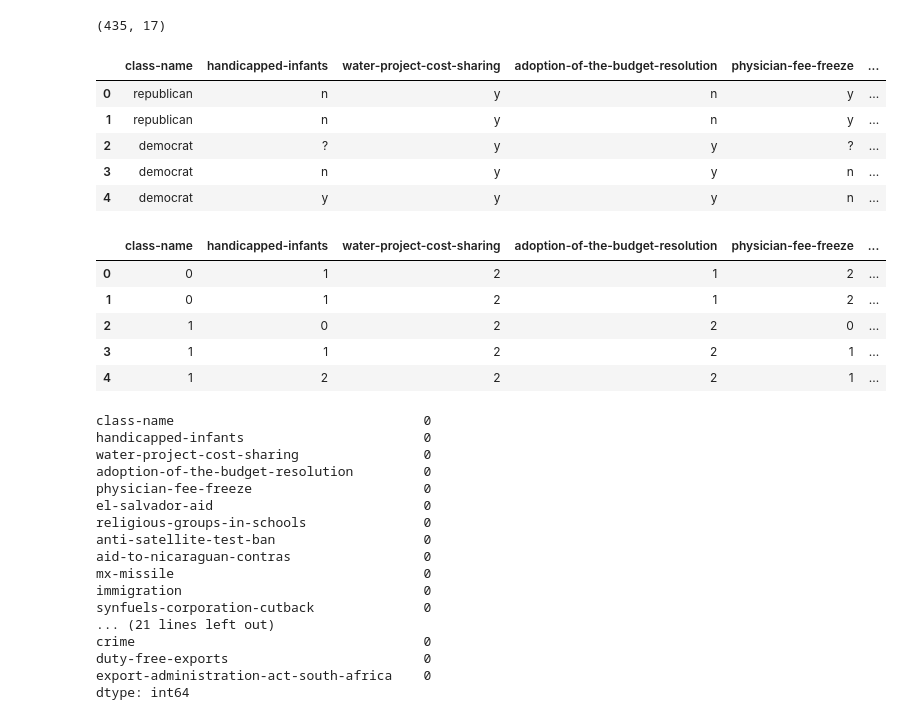
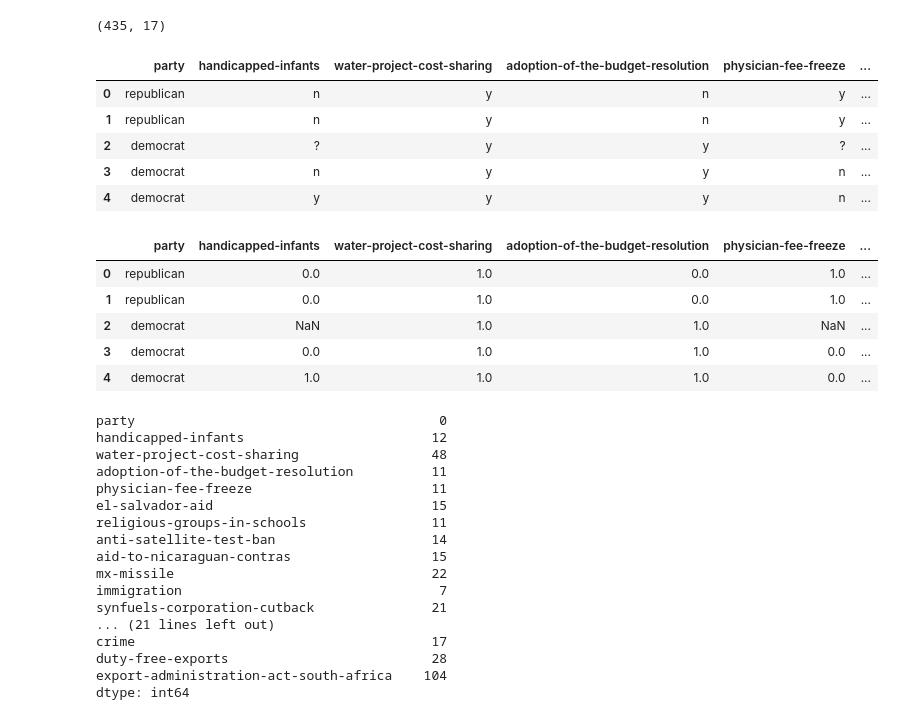
Before and after one commit to sapinspys/DS-Unit-1-Sprint-3-Statistical-Tests-and-Experiments, a Jupyter notebook: LS_DS_131_Statistics_Probability_Assignment.ipynb, the cells around one changed output. Cells and saved outputs as stored; diff of their text form; code cells hidden in the pictures.

```diff
--- a/LS_DS_131_Statistics_Probability_Assignment.ipynb
+++ b/LS_DS_131_Statistics_Probability_Assignment.ipynb
@@ -29,7 +33,7 @@ import pandas as pd
 # %%
 # Creating a header... how could we use the .names file? Google didn't help
 
-columns = ["class-name",
+columns = ["party",
            "handicapped-infants",
            "water-project-cost-sharing",
            "adoption-of-the-budget-resolution",
@@ -52,7 +56,7 @@ print(df.shape)
 df.head()
 # %% [output]
 (435, 17)
-|  | class-name | handicapped-infants | water-project-cost-sharing | adoption-of-the-budget-resolution | physician-fee-freeze | ... |
+|  | party | handicapped-infants | water-project-cost-sharing | adoption-of-the-budget-resolution | physician-fee-freeze | ... |
 | 0 | republican | n | y | n | y | ... |
 | 1 | republican | n | y | n | y | ... |
 | 2 | democrat | ? | y | y | ? | ... |
@@ -61,47 +65,47 @@ df.head()
 # %%
 # 4. Relevant Information:
 #       This data set includes votes for each of the U.S. House of
 #       Representatives Congressmen on the 16 key votes identified by the
 #       CQA.  The CQA lists nine different types of votes: voted for, paired
 #       for, and announced for (these three simplified to yea), voted
 #       against, paired against, and announced against (these three
 #       simplified to nay), voted present, voted present to avoid conflict
 #       of interest, and did not vote or otherwise make a position known
 #       (these three simplified to an unknown disposition).
 
 # Maybe we can transform the ? to equal 0 instead to signify "unknown"
 # Let's also convert into republican/dem to 0/1
 # and n/y to 1/2
 
-df.replace(to_replace=['republican', 'democrat', '?', 'n', 'y'], value=[0, 1, 0, 1, 2], inplace=True)
+df.replace({'?':np.NaN, 'n':0, 'y':1}, inplace=True)
 df.head()
 # %% [output]
-|  | class-name | handicapped-infants | water-project-cost-sharing | adoption-of-the-budget-resolution | physician-fee-freeze | ... |
-| 0 | 0 | 1 | 2 | 1 | 2 | ... |
-| 1 | 0 | 1 | 2 | 1 | 2 | ... |
-| 2 | 1 | 0 | 2 | 2 | 0 | ... |
-| 3 | 1 | 1 | 2 | 2 | 1 | ... |
-| 4 | 1 | 2 | 2 | 2 | 1 | ... |
+|  | party | handicapped-infants | water-project-cost-sharing | adoption-of-the-budget-resolution | physician-fee-freeze | ... |
+| 0 | republican | 0.0 | 1.0 | 0.0 | 1.0 | ... |
+| 1 | republican | 0.0 | 1.0 | 0.0 | 1.0 | ... |
+| 2 | democrat | NaN | 1.0 | 1.0 | NaN | ... |
+| 3 | democrat | 0.0 | 1.0 | 1.0 | 0.0 | ... |
+| 4 | democrat | 1.0 | 1.0 | 1.0 | 0.0 | ... |
 # %%
 # Check for any null, NaN, or other values
 
 print(df.isnull().sum(), "\n")
 print(df.isna().sum())
 # %% [output]
-class-name                                0
-handicapped-infants                       0
-water-project-cost-sharing                0
-adoption-of-the-budget-resolution         0
-physician-fee-freeze                      0
-el-salvador-aid                           0
-religious-groups-in-schools               0
-anti-satellite-test-ban                   0
-aid-to-nicaraguan-contras                 0
-mx-missile                                0
-immigration                               0
-synfuels-corporation-cutback              0
+party                                       0
+handicapped-infants                        12
+water-project-cost-sharing                 48
+adoption-of-the-budget-resolution          11
+physician-fee-freeze                       11
+el-salvador-aid                            15
+religious-groups-in-schools                11
+anti-satellite-test-ban                    14
+aid-to-nicaraguan-contras                  15
+mx-missile                                 22
+immigration                                 7
+synfuels-corporation-cutback               21
 ... (21 lines left out)
-crime                                     0
-duty-free-exports                         0
-export-administration-act-south-africa    0
+crime                                      17
+duty-free-exports                          28
+export-administration-act-south-africa    104
 dtype: int64
```
Also changed, not shown: parts of 27 cells of this notebook.
